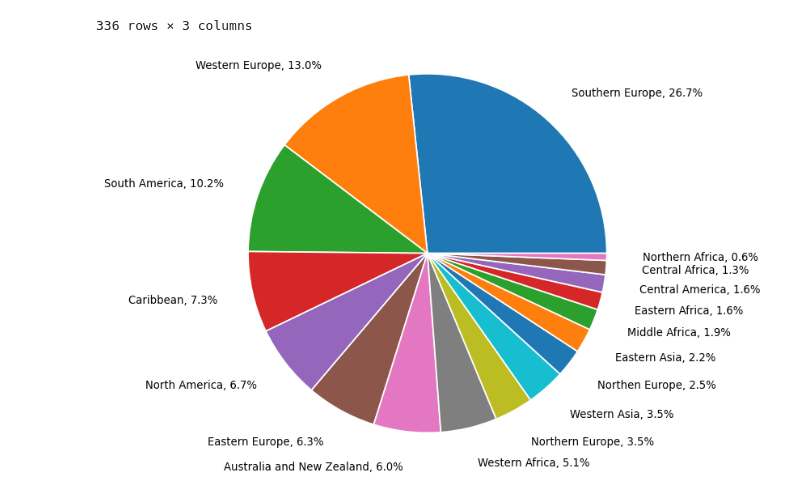
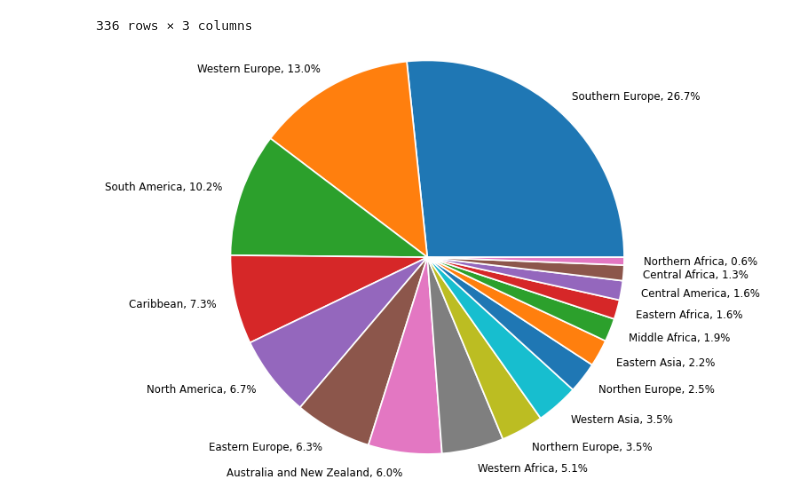
Before and after one commit to emitropoulos/Project-1, a Jupyter notebook: nba_analysis.ipynb, the cells around one changed output. Saved outputs shown, nothing was run; the diff lists cells and outputs as text; code cells hidden in the pictures.

```diff
--- a/nba_analysis.ipynb
+++ b/nba_analysis.ipynb
@@ -704,12 +704,12 @@ international_player_counter = international_player_count['count']
 labels = international_player_count["World Region"]
 # %%
 # Set Variables for pie chart
-textprops = {"fontsize":9.5}
+textprops = {"fontsize":8.5}
 total = sum(international_player_counter)
 labels=['%s, %1.1f%%' % (
         l, (float(s) / total) * 100) for l, s in zip(labels, international_player_counter)]
 # %%
-plt.pie(international_player_counter, radius=1.5,labels=labels, textprops=textprops, labeldistance=1.2, wedgeprops = {'linewidth' : 1.25, 'edgecolor' : 'white'})
+plt.pie(international_player_counter, radius=1.5,labels=labels, textprops=textprops, labeldistance=1.1, wedgeprops = {'linewidth' : 1.25, 'edgecolor' : 'white'})
 plt.show()
 # %% [output]
-[figure, old version]
+[figure, new version]
```
